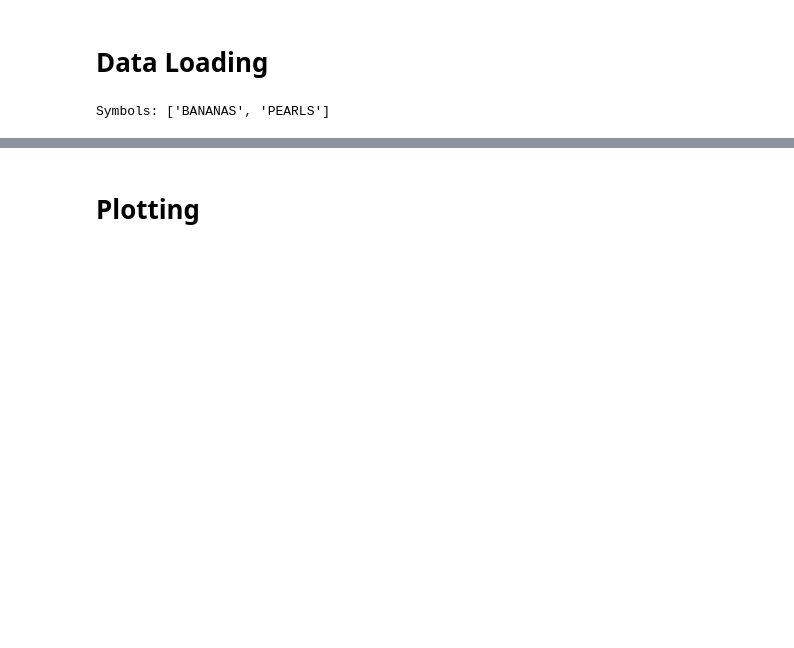
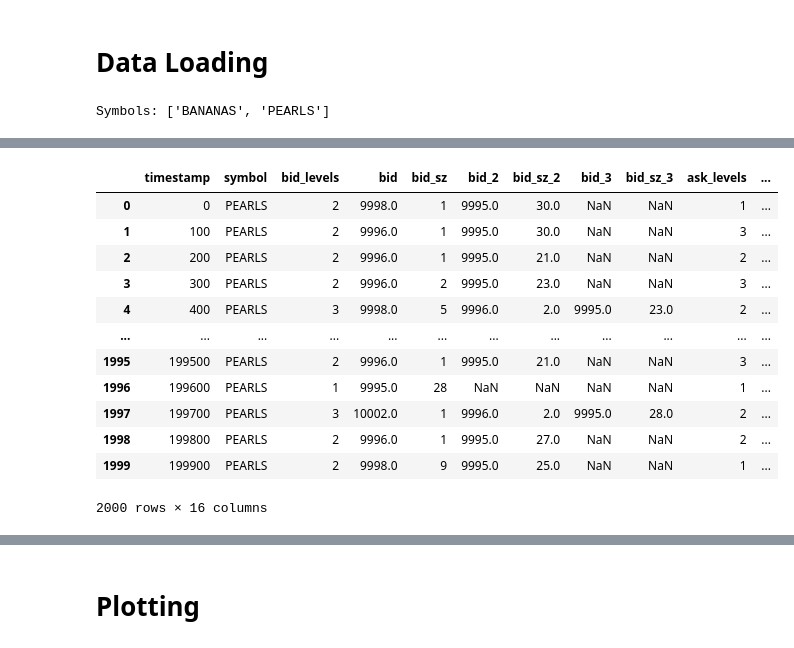
Before and after one commit to XiuLuoShen/imc_prosperity, a Jupyter notebook: ResultsAnalysis.ipynb, the cells around one changed output, grey strips where cells are left out. Cells and saved outputs as stored; diff of their text form; code cells hidden in the pictures; blank space fills up the shorter version.

```diff
--- a/ResultsAnalysis.ipynb
+++ b/ResultsAnalysis.ipynb
@@ -223,0 +291,16 @@ def md_trade_quote_join():
+# %%
+dfs['order_depths'][s]
+# %% [output]
+|  | timestamp | symbol | bid_levels | bid | bid_sz | bid_2 | bid_sz_2 | bid_3 | bid_sz_3 | ask_levels | ... |
+| 0 | 0 | PEARLS | 2 | 9998.0 | 1 | 9995.0 | 30.0 | NaN | NaN | 1 | ... |
+| 1 | 100 | PEARLS | 2 | 9996.0 | 1 | 9995.0 | 30.0 | NaN | NaN | 3 | ... |
+| 2 | 200 | PEARLS | 2 | 9996.0 | 1 | 9995.0 | 21.0 | NaN | NaN | 2 | ... |
+| 3 | 300 | PEARLS | 2 | 9996.0 | 2 | 9995.0 | 23.0 | NaN | NaN | 3 | ... |
+| 4 | 400 | PEARLS | 3 | 9998.0 | 5 | 9996.0 | 2.0 | 9995.0 | 23.0 | 2 | ... |
+| ... | ... | ... | ... | ... | ... | ... | ... | ... | ... | ... | ... |
+| 1995 | 199500 | PEARLS | 2 | 9996.0 | 1 | 9995.0 | 21.0 | NaN | NaN | 3 | ... |
+| 1996 | 199600 | PEARLS | 1 | 9995.0 | 28 | NaN | NaN | NaN | NaN | 1 | ... |
+| 1997 | 199700 | PEARLS | 3 | 10002.0 | 1 | 9996.0 | 2.0 | 9995.0 | 28.0 | 2 | ... |
+| 1998 | 199800 | PEARLS | 2 | 9996.0 | 1 | 9995.0 | 27.0 | NaN | NaN | 2 | ... |
+| 1999 | 199900 | PEARLS | 2 | 9998.0 | 9 | 9995.0 | 25.0 | NaN | NaN | 1 | ... |
+2000 rows × 16 columns
```
Also changed, not shown: parts of 13 cells of this notebook, 3 other files.
